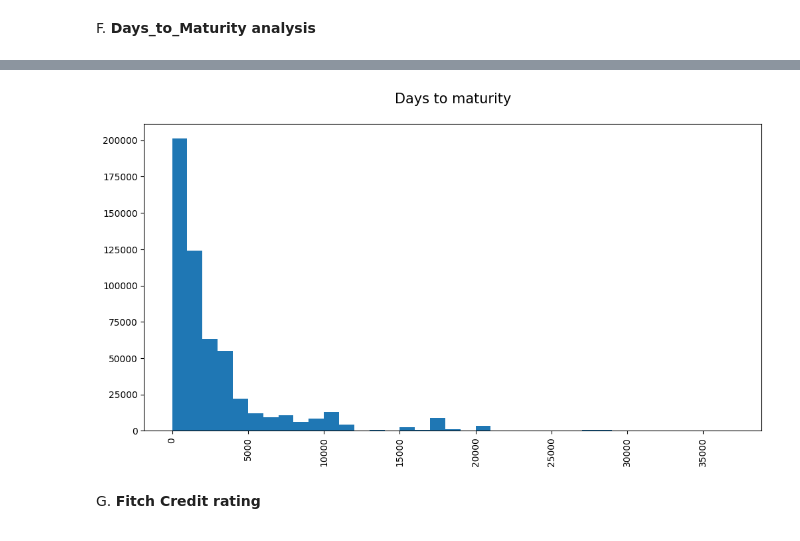
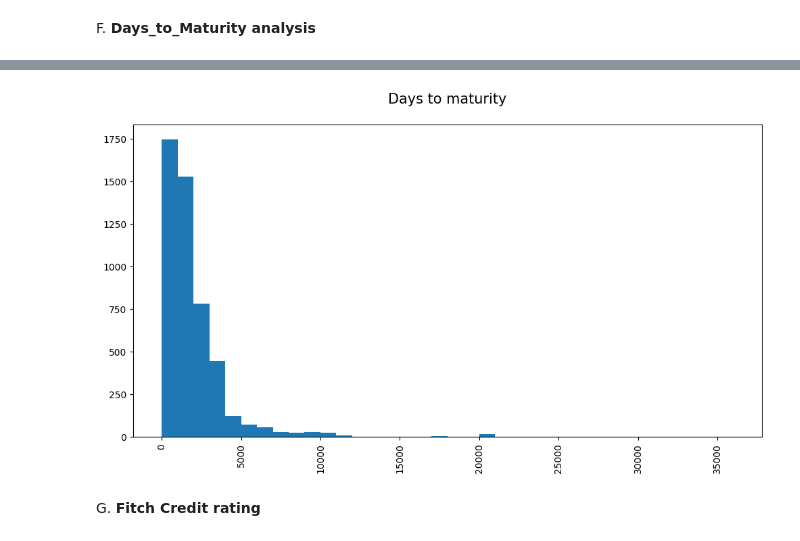
Before and after one commit to arthurprgt/natixis_challenge, a Jupyter notebook: notebooks/data_exploration.ipynb, the cells around one changed output, grey strips where cells are left out. Cells and saved outputs as stored; diff of their text form; code cells hidden in the pictures.

```diff
--- a/notebooks/data_exploration.ipynb
+++ b/notebooks/data_exploration.ipynb
@@ -467,11 +602,12 @@ F. **Days_to_Maturity analysis**
 # %%
 # Histogram of the number of deals per company_short_name (top 20) with bins of size 50
+df_unique_isin = df_preprocessed.groupby('ISIN').first()
 plt.figure(figsize=(12, 6))
-plt.hist(df_preprocessed['Days_to_Maturity'], bins=range(0, max(df_preprocessed['Days_to_Maturity']) + 1000, 1000))
+plt.hist(df_unique_isin['Days_to_Maturity'], bins=range(0, max(df_preprocessed['Days_to_Maturity']) + 1000, 1000))
 plt.title('Days to maturity\n', fontsize=15)
 plt.xticks(rotation=90)
 plt.show()
 # %% [output]
-[figure, old version]
+[figure, new version]
 # %% [markdown]
 G. **Fitch Credit rating**
```
Also changed, not shown: parts of 34 cells of this notebook.
